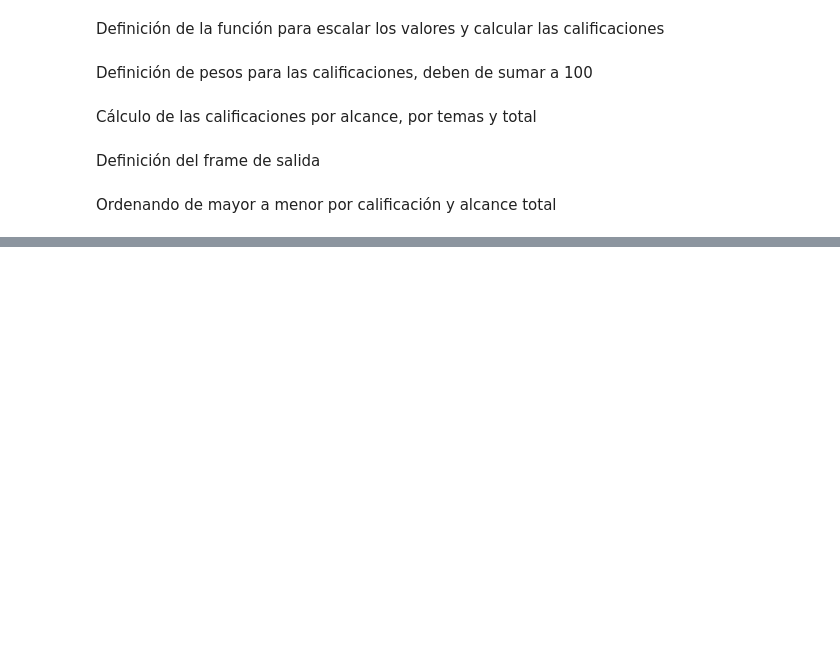
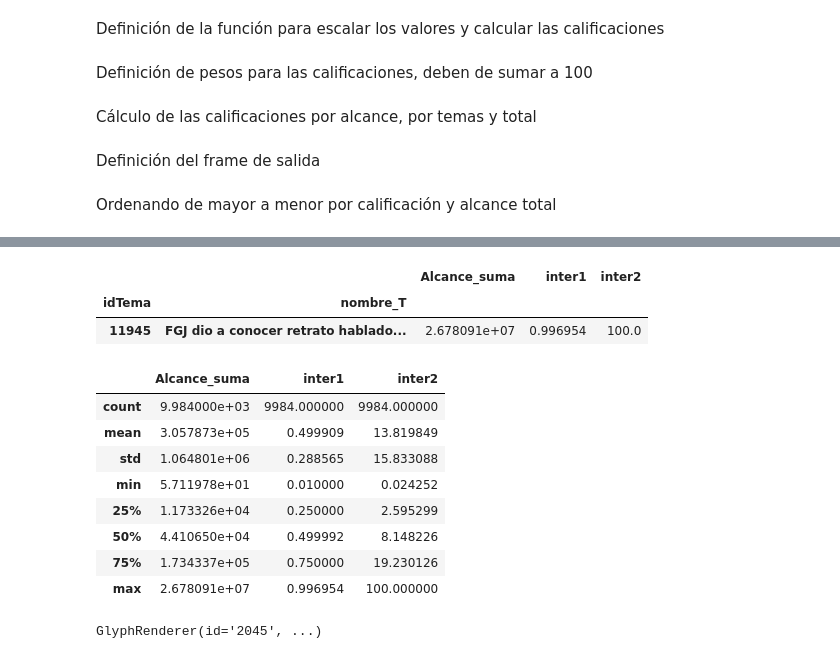
Before and after one commit to irvingfisica/virality, a Jupyter notebook: codigos/score_final.ipynb, the cells around one changed output, grey strips where cells are left out. Drawn from its saved outputs; the diff is of its cells as text; code cells hidden in the pictures; blank space fills up the shorter version.

```diff
--- a/codigos/score_final.ipynb
+++ b/codigos/score_final.ipynb
@@ -209,0 +312,4 @@ lista_final.to_csv("../data/procesados/salida.csv")
+# %%
+frame = serie_data.to_frame().copy()
+# %%
+frame["inter1"] = interp1
@@ -209,0 +342,2 @@ lista_final.to_csv("../data/procesados/salida.csv")
+# %%
+interp2 = sci.stats.gamma.ppf(interp1,a=a,scale=escala)
@@ -209,0 +360,20 @@ lista_final.to_csv("../data/procesados/salida.csv")
+# %%
+frame["inter2"] = interp2
+# %%
+frame[frame["inter2"]>100]
+# %% [output]
+|  |  | Alcance_suma | inter1 | inter2 |
+| idTema | nombre_T |  |  |  |
+| 11945 | FGJ dio a conocer retrato hablado... | 2.678091e+07 | 0.996954 | 100.0 |
+# %%
+frame.describe()
+# %% [output]
+|  | Alcance_suma | inter1 | inter2 |
+| count | 9.984000e+03 | 9984.000000 | 9984.000000 |
+| mean | 3.057873e+05 | 0.499909 | 13.819849 |
+| std | 1.064801e+06 | 0.288565 | 15.833088 |
+| min | 5.711978e+01 | 0.010000 | 0.024252 |
+| 25% | 1.173326e+04 | 0.250000 | 2.595299 |
+| 50% | 4.410650e+04 | 0.499992 | 8.148226 |
+| 75% | 1.734337e+05 | 0.750000 | 19.230126 |
+| max | 2.678091e+07 | 0.996954 | 100.000000 |
@@ -209,0 +382,5 @@ lista_final.to_csv("../data/procesados/salida.csv")
+# %%
+k.circle(x=interp2,y=interp1,color="blue",radius=0.7,alpha=0.1)
+k.line(x=x,y=y,color="black")
+# %% [output]
+GlyphRenderer(id='2045', ...)
```
Also changed, not shown: parts of 47 cells of this notebook, 5 other files.
